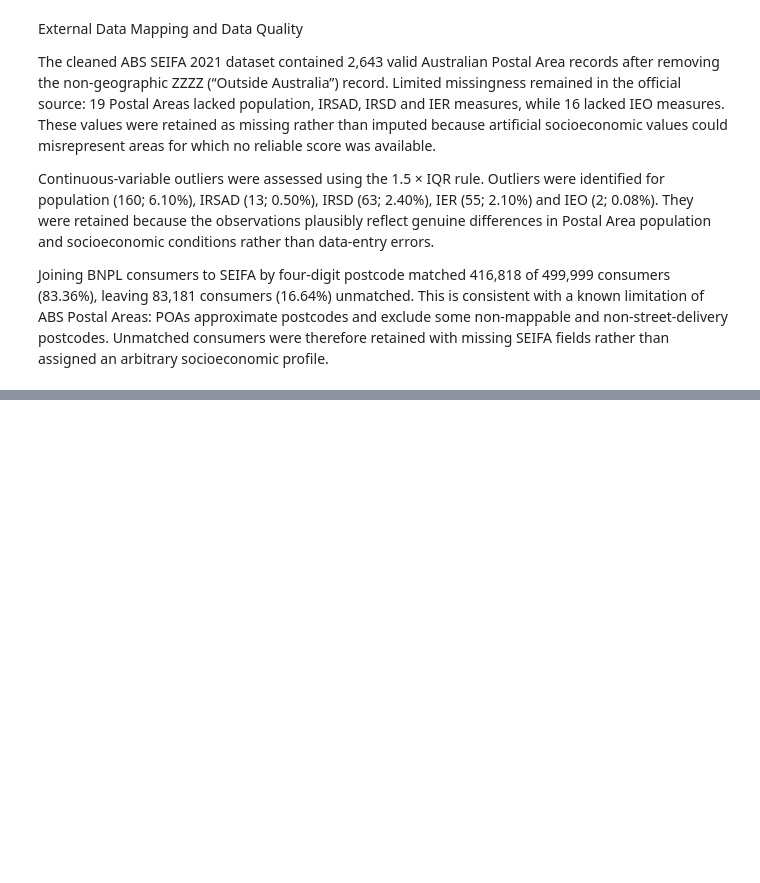
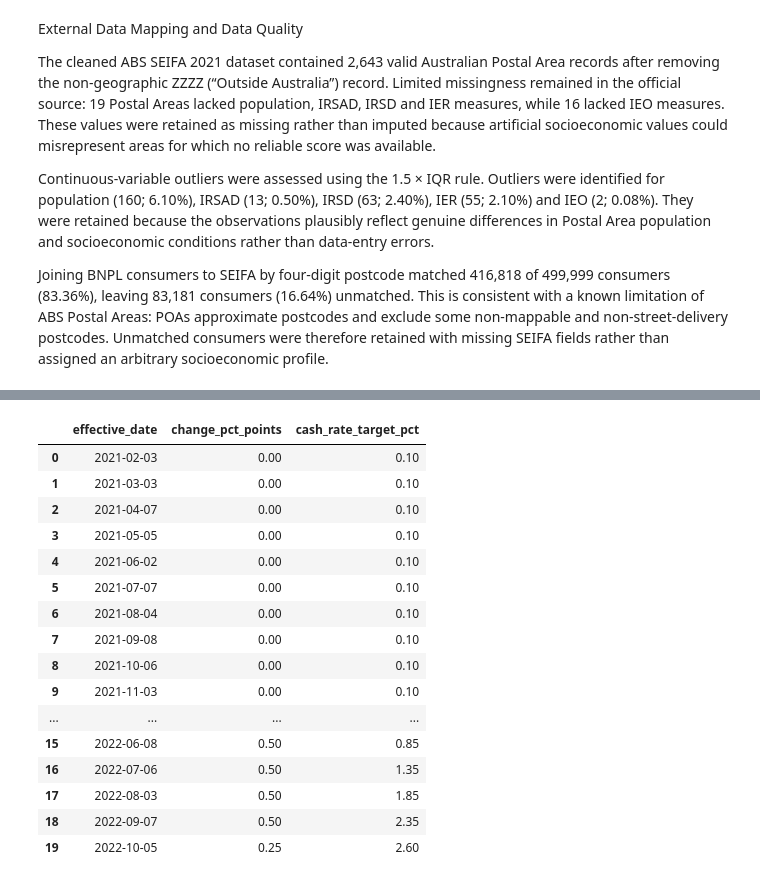
Before and after one commit to cat-vg19/project-2-group-buy-now-pay-later-industry-project-21, a Jupyter notebook: notebooks/externaldataset1.ipynb, the cells around one changed output, grey strips where cells are left out. Cells and saved outputs as stored; diff of their text form; code cells hidden in the pictures; blank space fills up the shorter version.

Commit message:
Add RBA cash rate external dataset

```diff
--- a/notebooks/externaldataset1.ipynb
+++ b/notebooks/externaldataset1.ipynb
@@ -508,0 +517,14 @@ Joining BNPL consumers to SEIFA by four-digit postcode matched 416,818 of 499,99
+# %%
+# downloading RBA interest rate data
+RBA_URL = "https://www.rba.gov.au/statistics/cash-rate/"
+
+tables = pd.read_html(RBA_URL)
+
+# Find the RBA interest-rate decision table
+rba_raw = next(
+    table for table in tables
+    if any("Effective Date" in str(col) for col in table.columns)
+    and any("Cash rate target" in str(col) for col in table.columns)
+)
+
+display(rba_raw.head())
@@ -508,0 +538,62 @@ Joining BNPL consumers to SEIFA by four-digit postcode matched 416,818 of 499,99
+# %%
+# displaying the interest rates and cleaning!
+rba = rba_raw.iloc[:, :3].copy()
+
+rba.columns = [
+    "effective_date",
+    "change_pct_points",
+    "cash_rate_target_pct"
+]
+
+# Dates
+rba["effective_date"] = pd.to_datetime(
+    rba["effective_date"],
+    errors="coerce"
+)
+
+# Numeric variables
+rba["change_pct_points"] = pd.to_numeric(
+    rba["change_pct_points"]
+    .astype(str)
+    .str.replace("+", "", regex=False),
+    errors="coerce"
+)
+
+rba["cash_rate_target_pct"] = pd.to_numeric(
+    rba["cash_rate_target_pct"]
+    .astype(str)
+    .str.replace("%", "", regex=False),
+    errors="coerce"
+)
+
+# a little history before the first BNPL transaction to know the rate prevailing on 28 Feb 2021
+rba = rba[
+    (rba["effective_date"] >= "2021-02-01") &
+    (rba["effective_date"] <= "2022-10-26")
+].copy()
+
+rba = (
+    rba
+    .sort_values("effective_date")
+    .reset_index(drop=True)
+)
+
+display(rba)
+# %% [output]
+|  | effective_date | change_pct_points | cash_rate_target_pct |
+| 0 | 2021-02-03 | 0.00 | 0.10 |
+| 1 | 2021-03-03 | 0.00 | 0.10 |
+| 2 | 2021-04-07 | 0.00 | 0.10 |
+| 3 | 2021-05-05 | 0.00 | 0.10 |
+| 4 | 2021-06-02 | 0.00 | 0.10 |
+| 5 | 2021-07-07 | 0.00 | 0.10 |
+| 6 | 2021-08-04 | 0.00 | 0.10 |
+| 7 | 2021-09-08 | 0.00 | 0.10 |
+| 8 | 2021-10-06 | 0.00 | 0.10 |
+| 9 | 2021-11-03 | 0.00 | 0.10 |
+| ... | ... | ... | ... |
+| 15 | 2022-06-08 | 0.50 | 0.85 |
+| 16 | 2022-07-06 | 0.50 | 1.35 |
+| 17 | 2022-08-03 | 0.50 | 1.85 |
+| 18 | 2022-09-07 | 0.50 | 2.35 |
+| 19 | 2022-10-05 | 0.25 | 2.60 |
```
Also changed, not shown: parts of 9 cells of this notebook, 1 other file.
